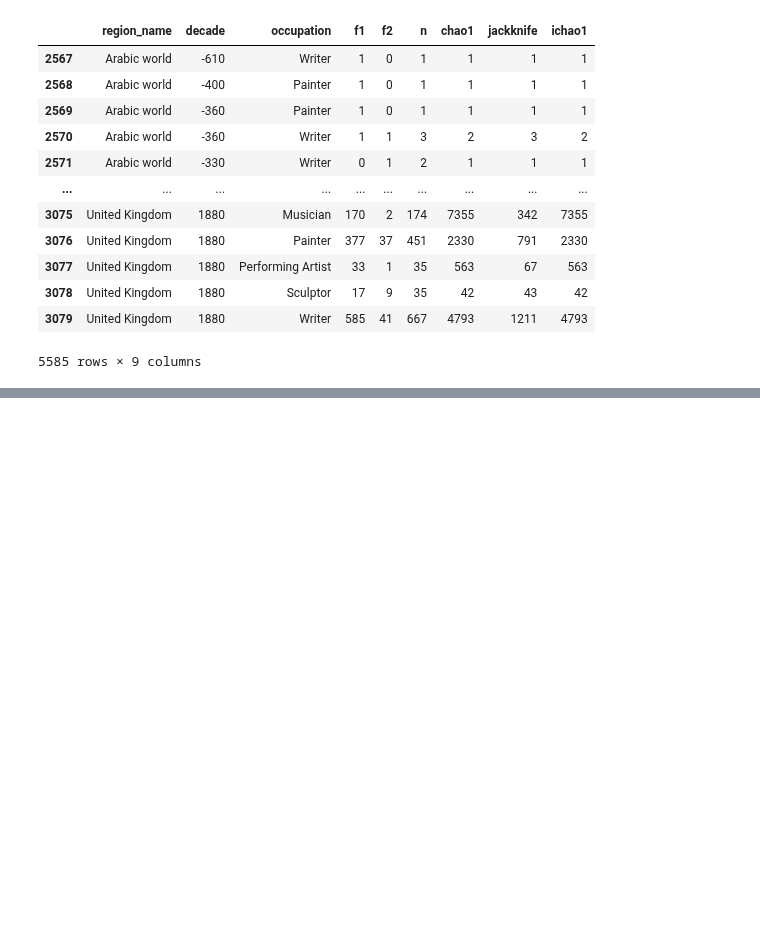
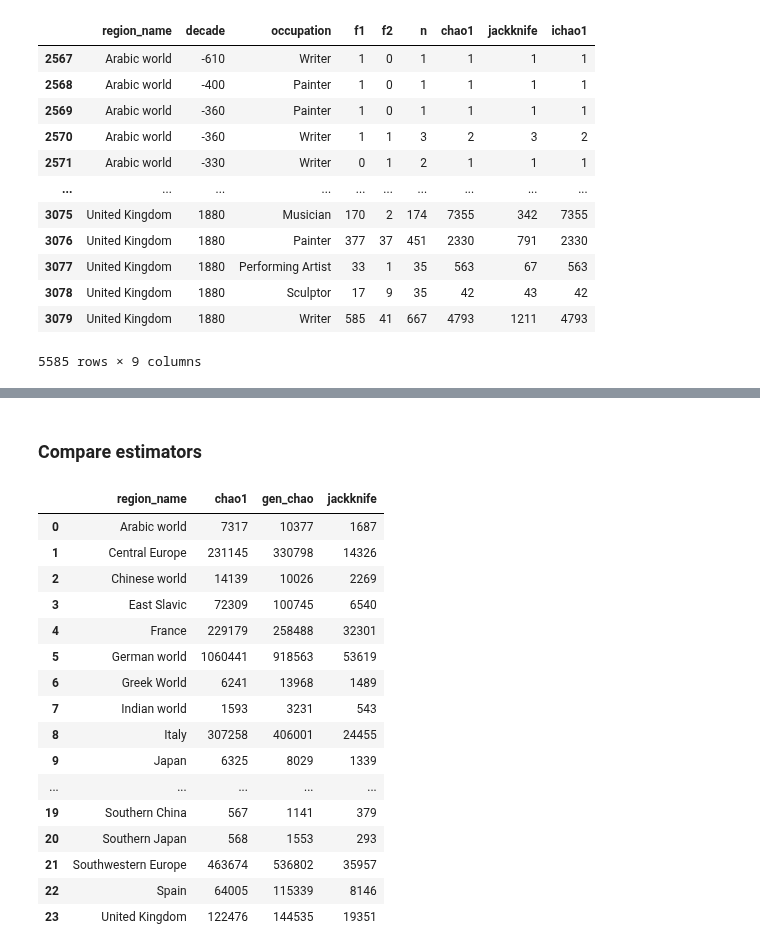
Before and after one commit to charlesdedampierre/cultura, a Jupyter notebook: 3-unseen_species_index/4 - estimator_robustness_analysis.ipynb, the cells around one changed output, grey strips where cells are left out. Cells and saved outputs as stored; diff of their text form; code cells hidden in the pictures; blank space fills up the shorter version.

```diff
--- a/3-unseen_species_index/4 - estimator_robustness_analysis.ipynb
+++ b/3-unseen_species_index/4 - estimator_robustness_analysis.ipynb
@@ -29,14 +34,14 @@ Copia is a statistical software package for estimating diversity and richness on
 # %%
-observations = 'duck', 'duck', 'eagle', 'dove', 'dove', 'dove', 'hawk', 'dove', 'dove'
-ds = to_copia_dataset(observations, data_type="abundance", input_type="observations")
+# observations = 'duck', 'duck', 'eagle', 'dove', 'dove', 'dove', 'hawk', 'dove', 'dove'
+# ds = to_copia_dataset(observations, data_type="abundance", input_type="observations")
 
-for method in ('chao1', 'ichao1', 'ace', 'jackknife', 'egghe_proot'):
-    print(method, '->', round(diversity(ds, method=method)))
+# for method in ('chao1', 'ichao1', 'ace', 'jackknife', 'egghe_proot'):
+#     print(method, '->', round(diversity(ds, method=method)))
 
-D = diversity(ds, method='chao1', CI=True, n_iter=100, n_jobs=1)
+# D = diversity(ds, method='chao1', CI=True, n_iter=100, n_jobs=1)
 
-accumulation = species_accumulation(ds, max_steps=1000, n_iter=100, step_size=10)
-fig, ax = plt.subplots(figsize=(6, 4))
+# accumulation = species_accumulation(ds, max_steps=1000, n_iter=100, step_size=10)
+# fig, ax = plt.subplots(figsize=(6, 4))
 
-accumulation_curve(
-    ds, accumulation, ax=ax, xlabel="number of documents", ylabel="number of works");
+# accumulation_curve(
+#     ds, accumulation, ax=ax, xlabel="number of documents", ylabel="number of works");
@@ -215,9 +50,10 @@ Korea
 # %%
-import warnings
+df = pd.read_csv('unseen_species_model/unseen_species_model_bayesian.csv', index_col=[0])
+sample = df.copy()
+sample['count'] = sample['count'].astype(int)
+#sample = sample.sample(2000, random_state=42)
+sample['count'][sample['count']==0] = 1
 
-# Filter specific warnings
-warnings.filterwarnings("ignore", message="Add-one smoothing for f4 = 0")
-warnings.filterwarnings("ignore", category=FutureWarning)
 
 # Initialize results list
 results = []
@@ -284,7 +120,8 @@ df_estimator
 df_plot = df.copy()
 df_plot = df_plot[['region_name', 'decade', 'occupation', 'f1', 'f2', 'f0']]
 df_plot = df_plot.rename(columns={'f0':'gen_chao'})
+df_plot['gen_chao'] = df_plot['gen_chao'].astype(int)
 df_plot = df_plot.groupby(['region_name','decade', 'occupation']).sum().reset_index()
 df_plot = pd.merge(df_plot, df_estimator, on = ['region_name', 'decade', 'occupation', 'f1', 'f2'])
-df_compare = df_plot.groupby('region_name')[['chao1', 'gen_chao', 'jackknife']].sum().reset_index()
-df_compare
+df_plot['compare'] = df_plot['gen_chao'] <= df_plot['chao1']
+# df_plot[df_plot['compare']==True]
@@ -309,5 +143,27 @@ df_compare
+# %% [markdown]
+### Compare estimators
 # %%
-df_regions = df_plot.groupby(['region_name', 'decade'])[['chao1', 'gen_chao', 'jackknife']].sum().reset_index()
+df_compare = df_plot.groupby('region_name')[['chao1', 'gen_chao', 'jackknife']].sum().reset_index()
+df_compare['gen_chao'] = df_compare['gen_chao'].astype(int)
+df_compare
+# %% [output]
+|  | region_name | chao1 | gen_chao | jackknife |
+| 0 | Arabic world | 7317 | 10377 | 1687 |
+| 1 | Central Europe | 231145 | 330798 | 14326 |
+| 2 | Chinese world | 14139 | 10026 | 2269 |
+| 3 | East Slavic | 72309 | 100745 | 6540 |
+| 4 | France | 229179 | 258488 | 32301 |
+| 5 | German world | 1060441 | 918563 | 53619 |
+| 6 | Greek World | 6241 | 13968 | 1489 |
+| 7 | Indian world | 1593 | 3231 | 543 |
+| 8 | Italy | 307258 | 406001 | 24455 |
+| 9 | Japan | 6325 | 8029 | 1339 |
+| ... | ... | ... | ... | ... |
+| 19 | Southern China | 567 | 1141 | 379 |
+| 20 | Southern Japan | 568 | 1553 | 293 |
+| 21 | Southwestern Europe | 463674 | 536802 | 35957 |
+| 22 | Spain | 64005 | 115339 | 8146 |
+| 23 | United Kingdom | 122476 | 144535 | 19351 |
 # %%
 import matplotlib.pyplot as plt
 import pandas as pd
```
Also changed, not shown: parts of 12 cells of this notebook.
